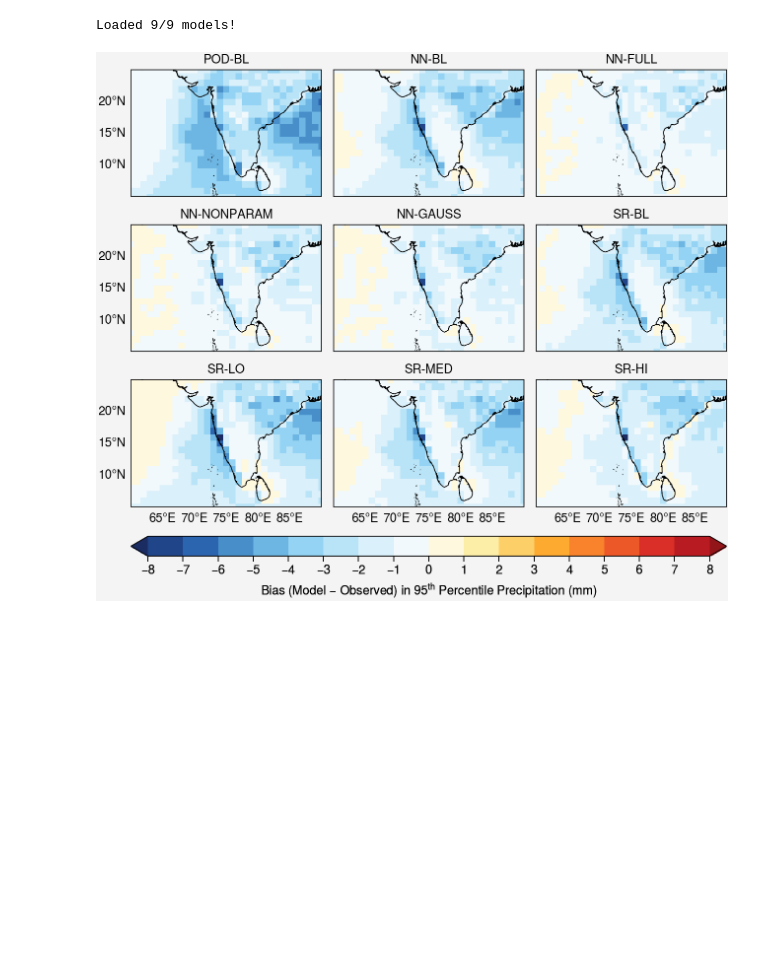
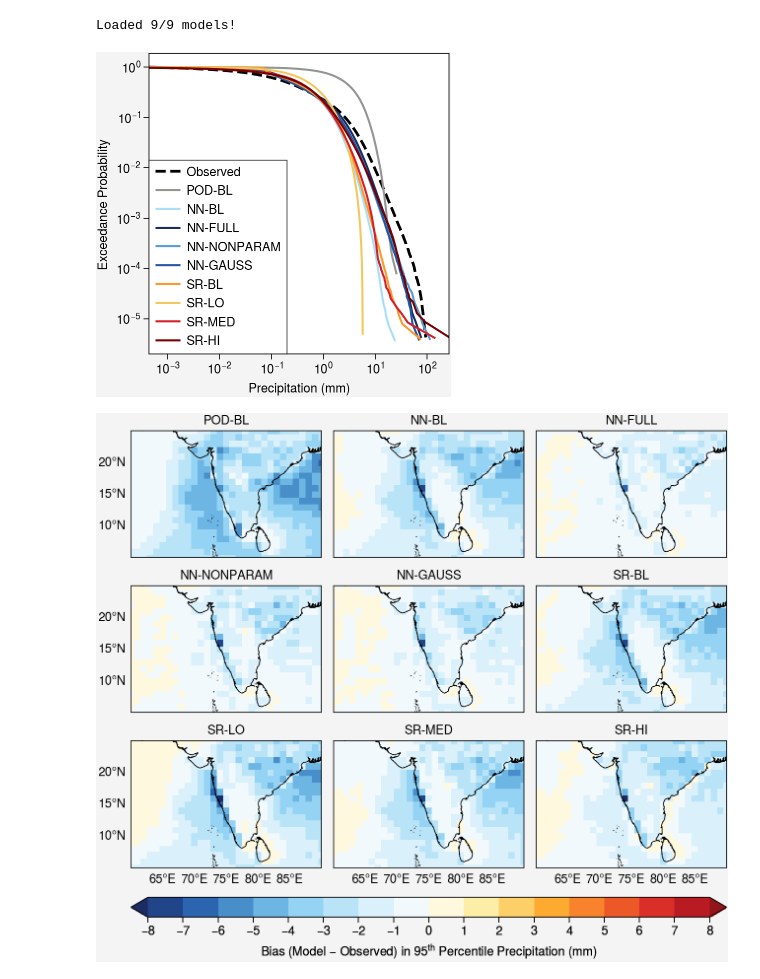
Before and after one commit to savannahferretti/monsoon-discovery, a Jupyter notebook: notebooks/extremes.ipynb, the cells around one changed output. Saved outputs shown, nothing was run; the diff lists cells and outputs as text; code cells hidden in the pictures; blank space fills up the shorter version.

```diff
--- a/notebooks/extremes.ipynb
+++ b/notebooks/extremes.ipynb
@@ -72,15 +72,17 @@ obs_x,obs_p = exceedance_curve(obs.values)
 # %%
 fig,ax = pplt.subplots(refwidth=3)
 ax.plot(obs_x,obs_p,color='k',linestyle='--',linewidth=2,label='Observed',zorder=0)
 for name,info in MODELDICT.items():
     if name not in results:continue
     pred_x,pred_p = exceedance_curve(results[name][1].values)
     ax.plot(pred_x,pred_p,color=info['color'],linewidth=1.5,label=info['label'])
 ax.format(grid=False,xlabel='Precipitation (mm)',xscale='log',xformatter='log',
           ylabel='Exceedance Probability',yscale='log',yformatter='log')
-ax.legend(loc='lr',ncols=1)
+ax.legend(loc='ll',ncols=1)
 pplt.show()
 fig.save('../figs/fig_4.jpg')
+# %% [output]
+[figure, added]
 # %%
 obs    = next(iter(results.values()))[0]
 obs95  = obs.quantile(0.95,dim='time',skipna=True)
```
Also changed, not shown: 7 other files.
